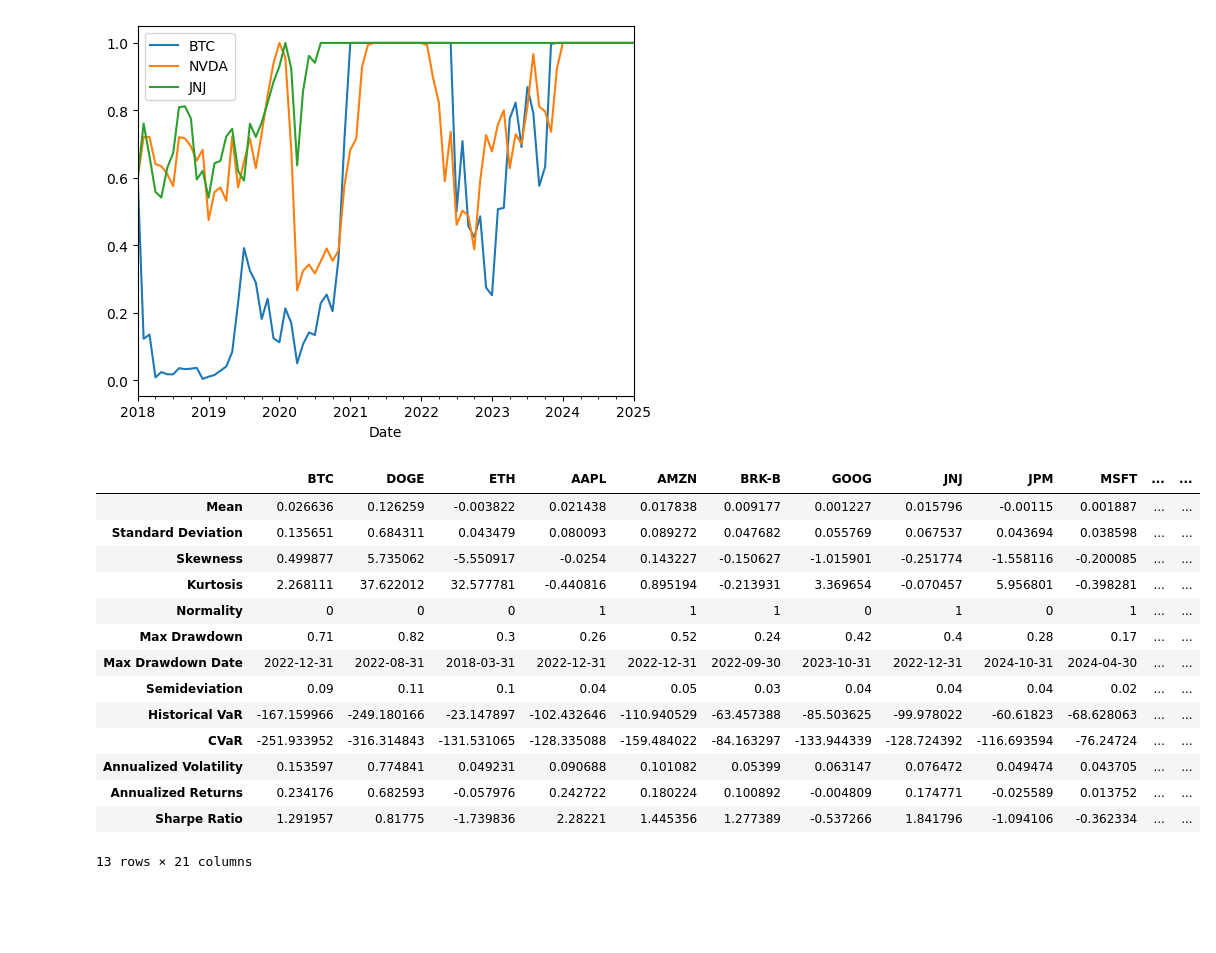
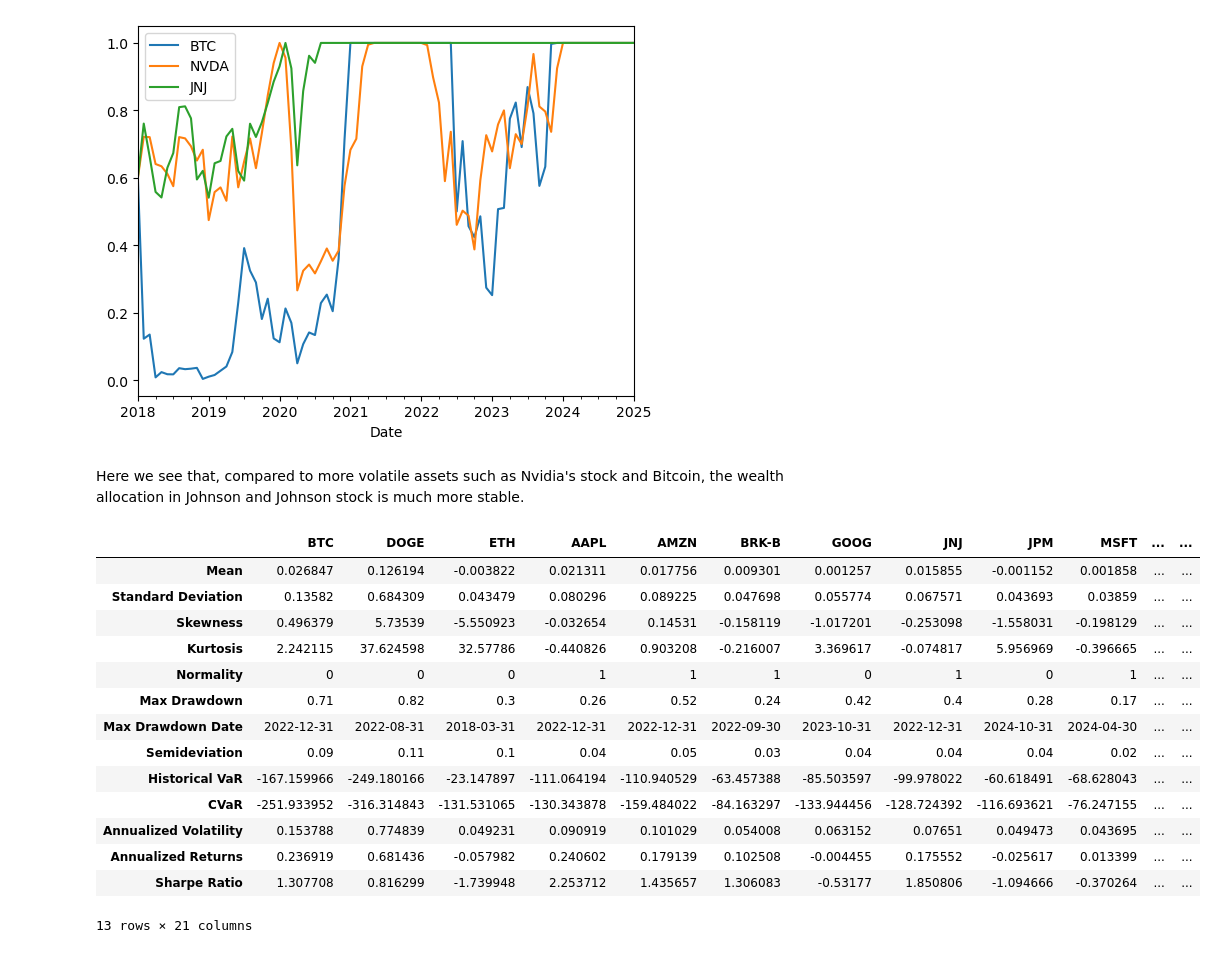
Before and after one commit to SaverioPCapra/University-Homeworks-Projects, a Jupyter notebook: Python Project/python_project.ipynb, the cells around one changed output. Drawn from its saved outputs; the diff is of its cells as text; code cells hidden in the pictures; blank space fills up the shorter version.

```diff
--- a/Python Project/python_project.ipynb
+++ b/Python Project/python_project.ipynb
@@ -659,21 +694,25 @@ risky_w_history[["BTC", "NVDA", "JNJ"]].plot()
 # %% [output]
 <Axes: xlabel='Date'>
 [figure]
-# %%
-get_comparative_stats(account_history)
-# %% [output]
-|  | BTC | DOGE | ETH | AAPL | AMZN | BRK-B | GOOG | JNJ | JPM | MSFT | ... | ... |
-| Mean | 0.026636 | 0.126259 | -0.003822 | 0.021438 | 0.017838 | 0.009177 | 0.001227 | 0.015796 | -0.00115 | 0.001887 | ... | ... |
-| Standard Deviation | 0.135651 | 0.684311 | 0.043479 | 0.080093 | 0.089272 | 0.047682 | 0.055769 | 0.067537 | 0.043694 | 0.038598 | ... | ... |
-| Skewness | 0.499877 | 5.735062 | -5.550917 | -0.0254 | 0.143227 | -0.150627 | -1.015901 | -0.251774 | -1.558116 | -0.200085 | ... | ... |
-| Kurtosis | 2.268111 | 37.622012 | 32.577781 | -0.440816 | 0.895194 | -0.213931 | 3.369654 | -0.070457 | 5.956801 | -0.398281 | ... | ... |
-| Normality | 0 | 0 | 0 | 1 | 1 | 1 | 0 | 1 | 0 | 1 | ... | ... |
-| Max Drawdown | 0.71 | 0.82 | 0.3 | 0.26 | 0.52 | 0.24 | 0.42 | 0.4 | 0.28 | 0.17 | ... | ... |
-| Max Drawdown Date | 2022-12-31 | 2022-08-31 | 2018-03-31 | 2022-12-31 | 2022-12-31 | 2022-09-30 | 2023-10-31 | 2022-12-31 | 2024-10-31 | 2024-04-30 | ... | ... |
-| Semideviation | 0.09 | 0.11 | 0.1 | 0.04 | 0.05 | 0.03 | 0.04 | 0.04 | 0.04 | 0.02 | ... | ... |
-| Historical VaR | -167.159966 | -249.180166 | -23.147897 | -102.432646 | -110.940529 | -63.457388 | -85.503625 | -99.978022 | -60.61823 | -68.628063 | ... | ... |
-| CVaR | -251.933952 | -316.314843 | -131.531065 | -128.335088 | -159.484022 | -84.163297 | -133.944339 | -128.724392 | -116.693594 | -76.24724 | ... | ... |
-| Annualized Volatility | 0.153597 | 0.774841 | 0.049231 | 0.090688 | 0.101082 | 0.05399 | 0.063147 | 0.076472 | 0.049474 | 0.043705 | ... | ... |
-| Annualized Returns | 0.234176 | 0.682593 | -0.057976 | 0.242722 | 0.180224 | 0.100892 | -0.004809 | 0.174771 | -0.025589 | 0.013752 | ... | ... |
-| Sharpe Ratio | 1.291957 | 0.81775 | -1.739836 | 2.28221 | 1.445356 | 1.277389 | -0.537266 | 1.841796 | -1.094106 | -0.362334 | ... | ... |
-13 rows × 21 columns
+# %% [markdown]
+Here we see that, compared to more volatile assets such as Nvidia's stock and Bitcoin, the wealth allocation in Johnson and Johnson stock is much more stable.
+# %%
+# Now we have a look at what the performance of the various assets would've been had we used the CPPI strategy with each of them
+# One at a time
+get_comparative_stats(acc_hist)
+# %% [output]
+|  | BTC | DOGE | ETH | AAPL | AMZN | BRK-B | GOOG | JNJ | JPM | MSFT | ... | ... |
+| Mean | 0.026847 | 0.126194 | -0.003822 | 0.021311 | 0.017756 | 0.009301 | 0.001257 | 0.015855 | -0.001152 | 0.001858 | ... | ... |
+| Standard Deviation | 0.13582 | 0.684309 | 0.043479 | 0.080296 | 0.089225 | 0.047698 | 0.055774 | 0.067571 | 0.043693 | 0.03859 | ... | ... |
+| Skewness | 0.496379 | 5.73539 | -5.550923 | -0.032654 | 0.14531 | -0.158119 | -1.017201 | -0.253098 | -1.558031 | -0.198129 | ... | ... |
+| Kurtosis | 2.242115 | 37.624598 | 32.57786 | -0.440826 | 0.903208 | -0.216007 | 3.369617 | -0.074817 | 5.956969 | -0.396665 | ... | ... |
+| Normality | 0 | 0 | 0 | 1 | 1 | 1 | 0 | 1 | 0 | 1 | ... | ... |
+| Max Drawdown | 0.71 | 0.82 | 0.3 | 0.26 | 0.52 | 0.24 | 0.42 | 0.4 | 0.28 | 0.17 | ... | ... |
+| Max Drawdown Date | 2022-12-31 | 2022-08-31 | 2018-03-31 | 2022-12-31 | 2022-12-31 | 2022-09-30 | 2023-10-31 | 2022-12-31 | 2024-10-31 | 2024-04-30 | ... | ... |
+| Semideviation | 0.09 | 0.11 | 0.1 | 0.04 | 0.05 | 0.03 | 0.04 | 0.04 | 0.04 | 0.02 | ... | ... |
+| Historical VaR | -167.159966 | -249.180166 | -23.147897 | -111.064194 | -110.940529 | -63.457388 | -85.503597 | -99.978022 | -60.618491 | -68.628043 | ... | ... |
+| CVaR | -251.933952 | -316.314843 | -131.531065 | -130.343878 | -159.484022 | -84.163297 | -133.944456 | -128.724392 | -116.693621 | -76.247155 | ... | ... |
+| Annualized Volatility | 0.153788 | 0.774839 | 0.049231 | 0.090919 | 0.101029 | 0.054008 | 0.063152 | 0.07651 | 0.049473 | 0.043695 | ... | ... |
+| Annualized Returns | 0.236919 | 0.681436 | -0.057982 | 0.240602 | 0.179139 | 0.102508 | -0.004455 | 0.175552 | -0.025617 | 0.013399 | ... | ... |
+| Sharpe Ratio | 1.307708 | 0.816299 | -1.739948 | 2.253712 | 1.435657 | 1.306083 | -0.53177 | 1.850806 | -1.094666 | -0.370264 | ... | ... |
+13 rows × 21 columns
```
Also changed, not shown: parts of 16 cells of this notebook.
